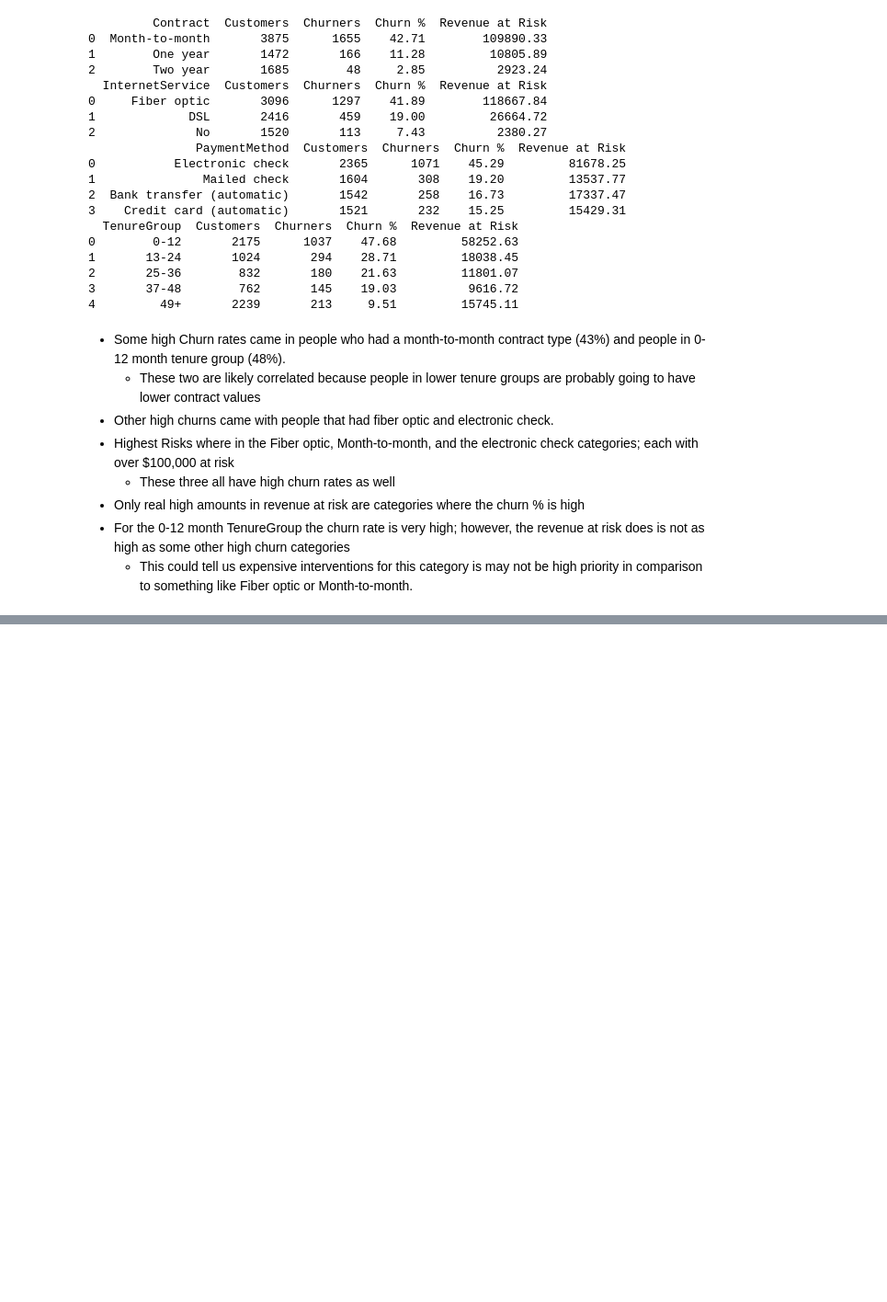
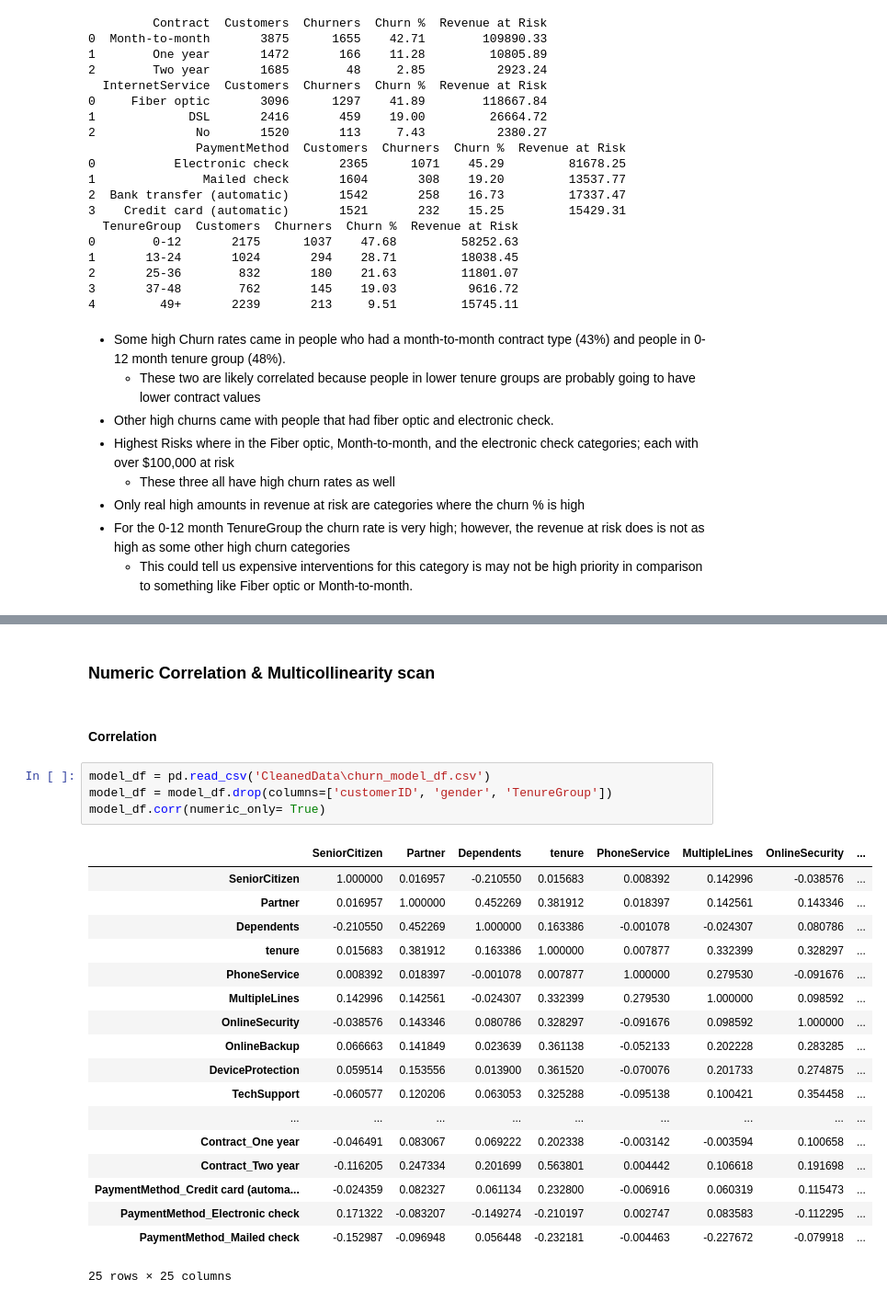
Before and after one commit to dylan123104/Telco-Customer-Churn, a Jupyter notebook: EDA-Churn.ipynb, the cells around one changed output, grey strips where cells are left out. Shown: that part at 92% size. Drawn from its saved outputs; the diff is of its cells as text; blank space fills up the shorter version.

```diff
--- a/EDA-Churn.ipynb
+++ b/EDA-Churn.ipynb
@@ -400,0 +456,27 @@ for var in buisness_variables:
+# %% [markdown]
+### **Numeric Correlation & Multicollinearity scan**
+# %% [markdown]
+#### **Correlation**
+# %%
+model_df = pd.read_csv('CleanedData\churn_model_df.csv')
+model_df = model_df.drop(columns=['customerID', 'gender', 'TenureGroup'])
+model_df.corr(numeric_only= True)
+# %% [output]
+|  | SeniorCitizen | Partner | Dependents | tenure | PhoneService | MultipleLines | OnlineSecurity | ... |
+| SeniorCitizen | 1.000000 | 0.016957 | -0.210550 | 0.015683 | 0.008392 | 0.142996 | -0.038576 | ... |
+| Partner | 0.016957 | 1.000000 | 0.452269 | 0.381912 | 0.018397 | 0.142561 | 0.143346 | ... |
+| Dependents | -0.210550 | 0.452269 | 1.000000 | 0.163386 | -0.001078 | -0.024307 | 0.080786 | ... |
+| tenure | 0.015683 | 0.381912 | 0.163386 | 1.000000 | 0.007877 | 0.332399 | 0.328297 | ... |
+| PhoneService | 0.008392 | 0.018397 | -0.001078 | 0.007877 | 1.000000 | 0.279530 | -0.091676 | ... |
+| MultipleLines | 0.142996 | 0.142561 | -0.024307 | 0.332399 | 0.279530 | 1.000000 | 0.098592 | ... |
+| OnlineSecurity | -0.038576 | 0.143346 | 0.080786 | 0.328297 | -0.091676 | 0.098592 | 1.000000 | ... |
+| OnlineBackup | 0.066663 | 0.141849 | 0.023639 | 0.361138 | -0.052133 | 0.202228 | 0.283285 | ... |
+| DeviceProtection | 0.059514 | 0.153556 | 0.013900 | 0.361520 | -0.070076 | 0.201733 | 0.274875 | ... |
+| TechSupport | -0.060577 | 0.120206 | 0.063053 | 0.325288 | -0.095138 | 0.100421 | 0.354458 | ... |
+| ... | ... | ... | ... | ... | ... | ... | ... | ... |
+| Contract_One year | -0.046491 | 0.083067 | 0.069222 | 0.202338 | -0.003142 | -0.003594 | 0.100658 | ... |
+| Contract_Two year | -0.116205 | 0.247334 | 0.201699 | 0.563801 | 0.004442 | 0.106618 | 0.191698 | ... |
+| PaymentMethod_Credit card (automa... | -0.024359 | 0.082327 | 0.061134 | 0.232800 | -0.006916 | 0.060319 | 0.115473 | ... |
+| PaymentMethod_Electronic check | 0.171322 | -0.083207 | -0.149274 | -0.210197 | 0.002747 | 0.083583 | -0.112295 | ... |
+| PaymentMethod_Mailed check | -0.152987 | -0.096948 | 0.056448 | -0.232181 | -0.004463 | -0.227672 | -0.079918 | ... |
+25 rows × 25 columns
```
Also changed, not shown: parts of 12 cells of this notebook.
